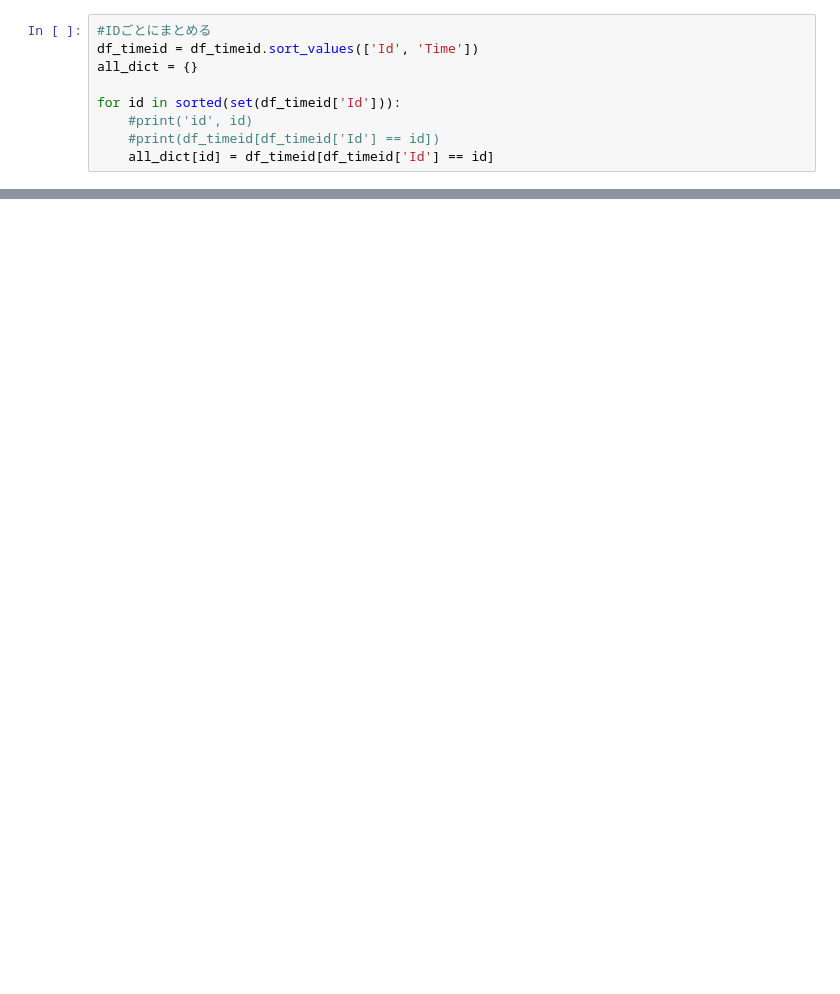
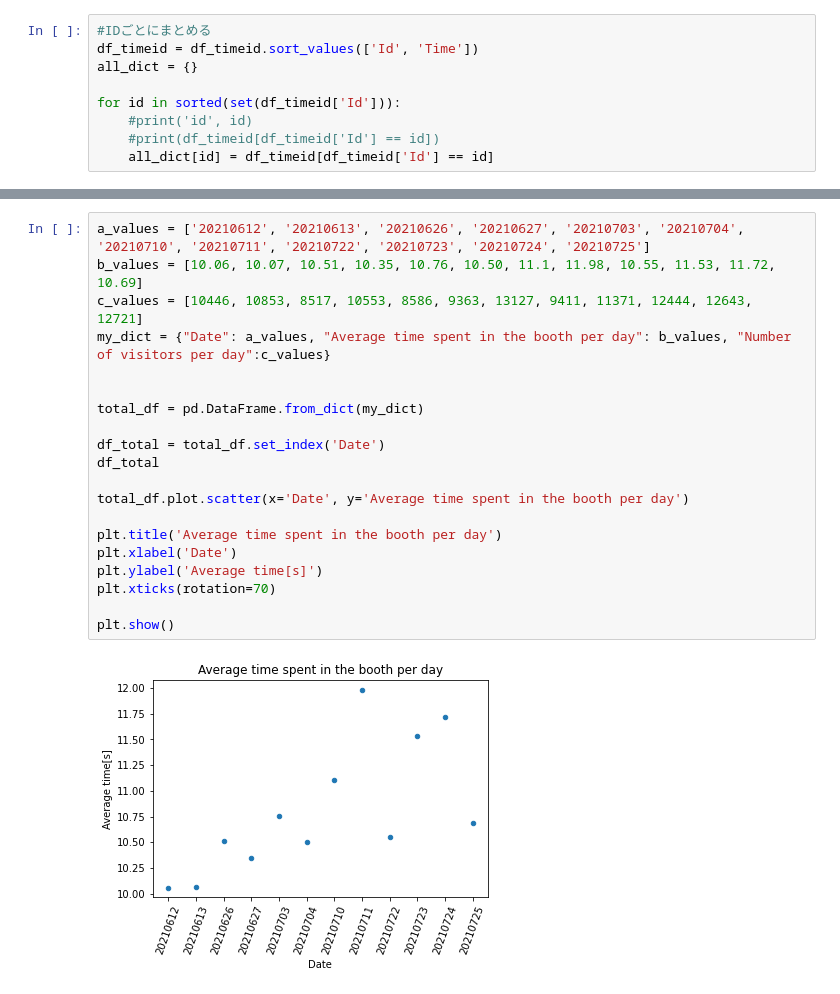
Before and after one commit to daiki-may/marunasu.analysis, a Jupyter notebook: marunasu.ipynb, the cells around one changed output, grey strips where cells are left out. Cells and saved outputs as stored; diff of their text form; blank space fills up the shorter version.

```diff
--- a/marunasu.ipynb
+++ b/marunasu.ipynb
@@ -154,0 +163,22 @@ df_visitor.plot(x='Time', y='Visitor')
+# %%
+a_values = ['20210612', '20210613', '20210626', '20210627', '20210703', '20210704', '20210710', '20210711', '20210722', '20210723', '20210724', '20210725']
+b_values = [10.06, 10.07, 10.51, 10.35, 10.76, 10.50, 11.1, 11.98, 10.55, 11.53, 11.72, 10.69]
+c_values = [10446, 10853, 8517, 10553, 8586, 9363, 13127, 9411, 11371, 12444, 12643, 12721]
+my_dict = {"Date": a_values, "Average time spent in the booth per day": b_values, "Number of visitors per day":c_values}
+
+
+total_df = pd.DataFrame.from_dict(my_dict)
+
+df_total = total_df.set_index('Date')
+df_total
+
+total_df.plot.scatter(x='Date', y='Average time spent in the booth per day')
+
+plt.title('Average time spent in the booth per day')
+plt.xlabel('Date')
+plt.ylabel('Average time[s]')
+plt.xticks(rotation=70)
+
+plt.show()
+# %% [output]
+[figure, added]
```
Also changed, not shown: parts of 12 cells of this notebook.
